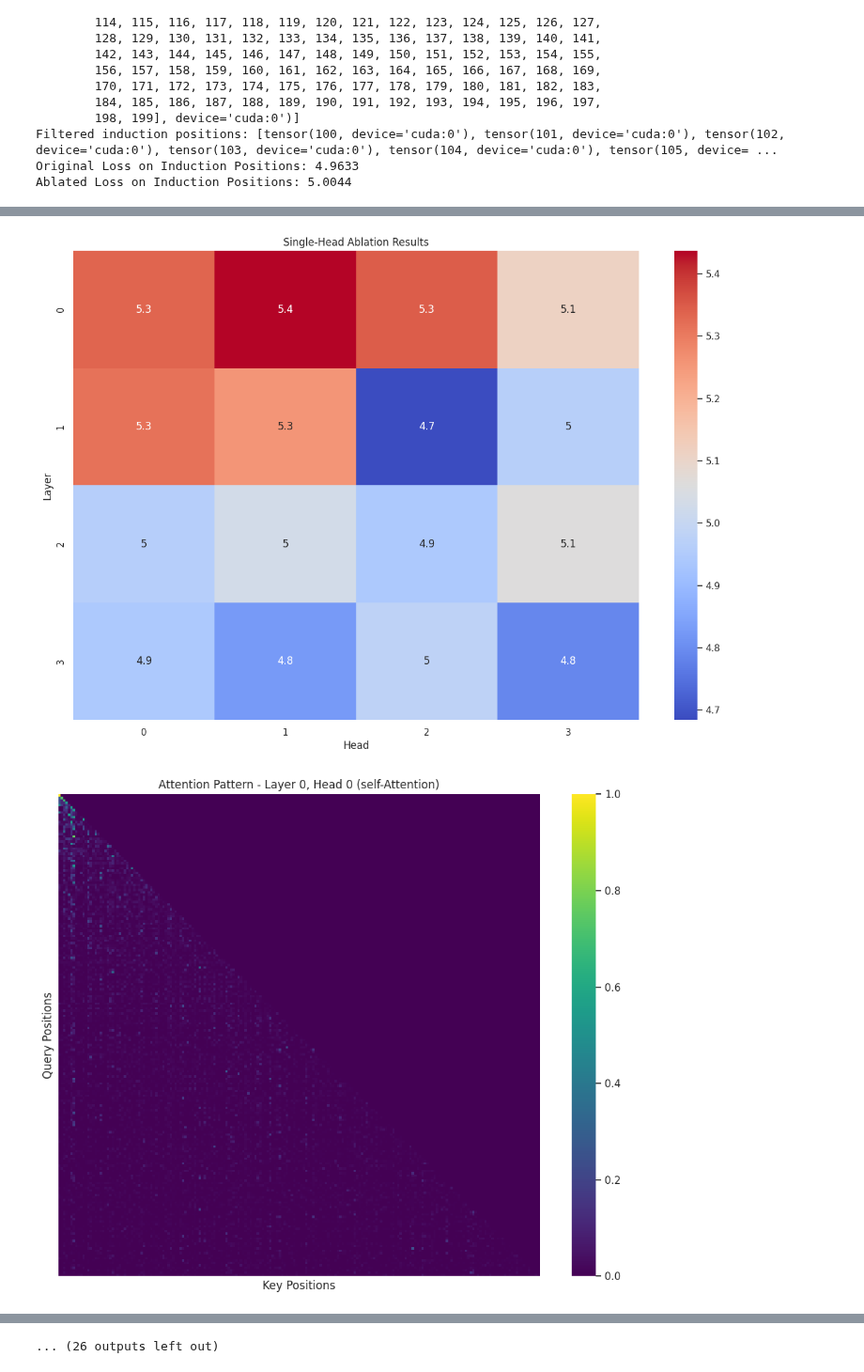
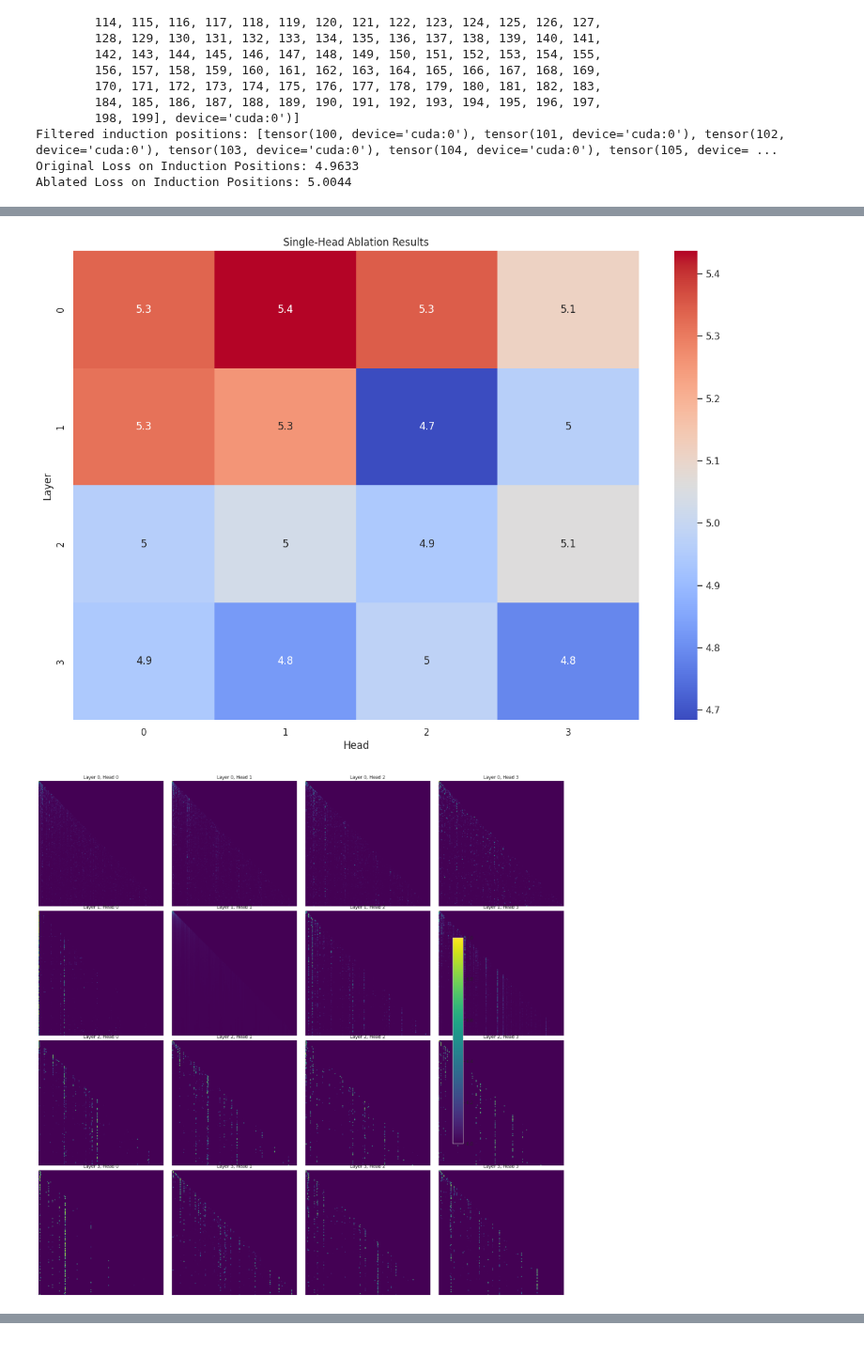
Before and after one commit to greydanus/cursivetransformer, a Jupyter notebook: cursivetransformer_mech_interp.ipynb, the cells around one changed output, grey strips where cells are left out. Shown at 94% size. Drawn from its saved outputs; the diff is of its cells as text; code cells hidden in the pictures.

```diff
--- a/cursivetransformer_mech_interp.ipynb
+++ b/cursivetransformer_mech_interp.ipynb
@@ -378,11 +378,16 @@ else:
     print("Skipping single-head ablation heatmap.")
 
 # 5. Attention Pattern Analysis
+fig, axes = plt.subplots(cfg.n_layers, cfg.n_heads, figsize=(20, 20), sharex=True, sharey=True)
 for layer in range(cfg.n_layers):
     for head in range(cfg.n_heads):
-        plot_head_attention_pattern(cache, layer, head, seq_len * n_repeats * 2, attn_type='self')
-        plt.title(f'Attention Pattern: Layer {layer}, Head {head}')
-        plt.show()
+        attn_pattern = cache['pattern', layer][0, head].detach().cpu().numpy()
+        im = axes[layer, head].imshow(attn_pattern, cmap='viridis')
+        axes[layer, head].set_title(f'Layer {layer}, Head {head}')
+        axes[layer, head].axis('off')
+fig.colorbar(im, ax=axes.ravel().tolist(), shrink=0.5)
+plt.tight_layout()
+plt.show()
 
 # 6. Loss Landscape Visualization
 def compute_loss_landscape(model, rep_tokens, context_tokens, targets, induction_positions, n_points=20):
@@ -396,17 +401,36 @@ def compute_loss_landscape(model, rep_tokens, context_tokens, targets, induction
                 landscape[layer, head, i] = loss.item()
     return landscape
 
-n_points = 20  # Define n_points here
-loss_landscape = compute_loss_landscape(model, rep_tokens, context_tokens, targets, induction_positions)
+n_points = 20
+loss_landscape = compute_loss_landscape(model, rep_tokens, context_tokens, targets, induction_positions, n_points)
+
+# Compute baseline loss
+baseline_loss = compute_loss_on_induction_positions(logits, targets, induction_positions).item()
 
 # Visualize loss landscape
 fig, axes = plt.subplots(cfg.n_layers, cfg.n_heads, figsize=(20, 20), sharex=True, sharey=True)
 for layer in range(cfg.n_layers):
     for head in range(cfg.n_heads):
         axes[layer, head].plot(np.linspace(0, 1, n_points), loss_landscape[layer, head])
+        axes[layer, head].axhline(y=baseline_loss, color='r', linestyle='--')
         axes[layer, head].set_title(f'L{layer}H{head}')
+        axes[layer, head].set_xlabel('Ablation Strength')
+        axes[layer, head].set_ylabel('Loss')
 plt.tight_layout()
 plt.show()
+
+# Bar plot with baseline
+df = pd.DataFrame(ablation_results.items(), columns=['Ablation', 'Loss'])
+df = df.sort_values('Loss', ascending=False)
+
+plt.figure(figsize=(15, 10))
+sns.barplot(x='Ablation', y='Loss', data=df)
+plt.axhline(y=baseline_loss, color='r', linestyle='--', label='Baseline Loss')
+plt.xticks(rotation=90)
+plt.title('Ablation Study Results - Bar Plot')
+plt.legend()
+plt.tight_layout()
+plt.show()
 # %% [output]
 All ablation results:
                         Loss
@@ -430,21 +454,21 @@ Number of heads: 4
 Single-head ablation results:
               Loss
 Ablation
 L0H0      5.336651
 L0H1      5.436764
 L0H2      5.348224
 L0H3      5.111738
 L1H0      5.315567
 L1H1      5.254548
 L1H2      4.684318
 L1H3      4.964765
 L2H0      4.962386
 L2H1      5.030797
 L2H2      4.940765
 L2H3      5.061719
 L3H0      4.941220
 L3H1      4.827923
 L3H2      4.978417
 L3H3      4.789742
 [figure]
-[figure, old version]
+[figure, new version]
@@ -457 +476,0 @@ L3H3      4.789742
-... (26 outputs left out)
```
Also changed, not shown: parts of 1 cell of this notebook.
